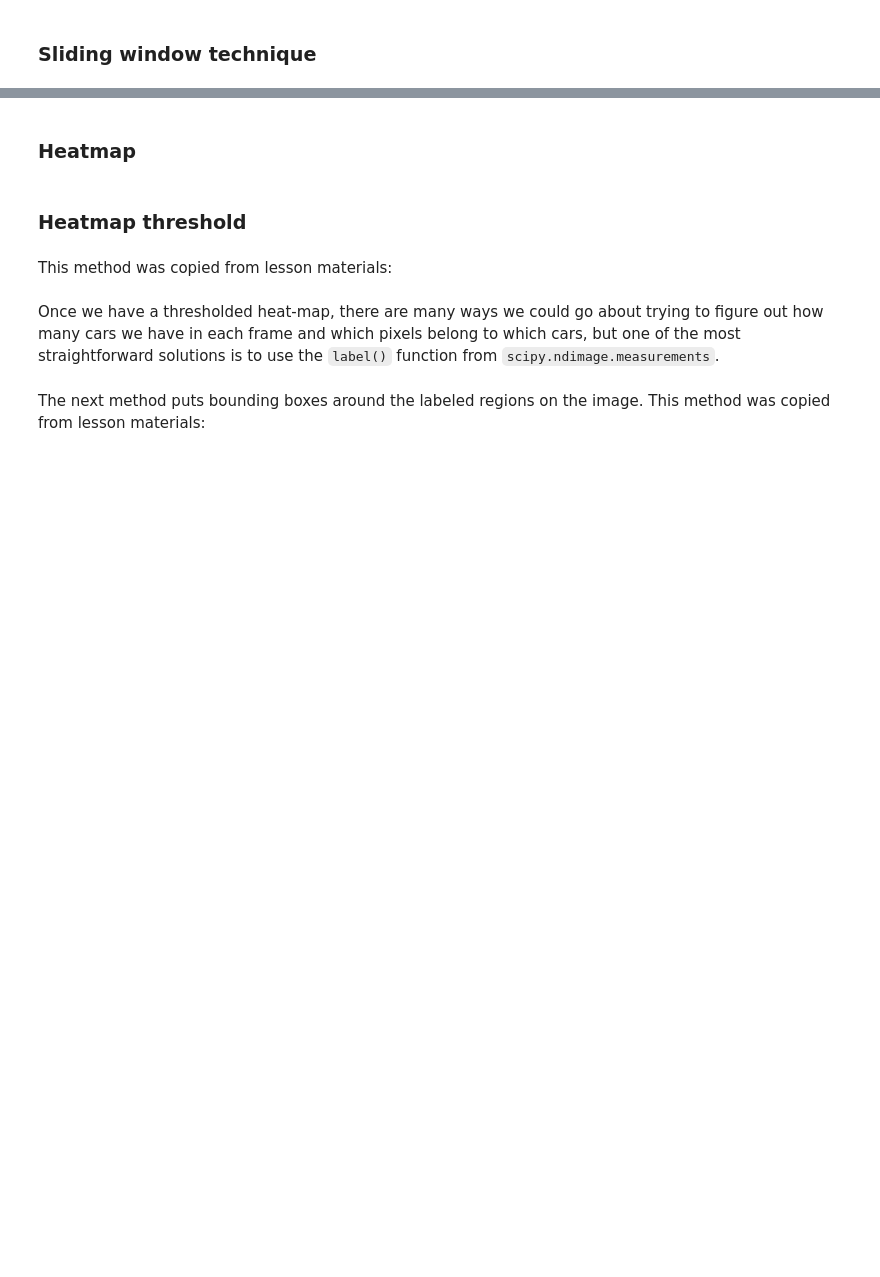
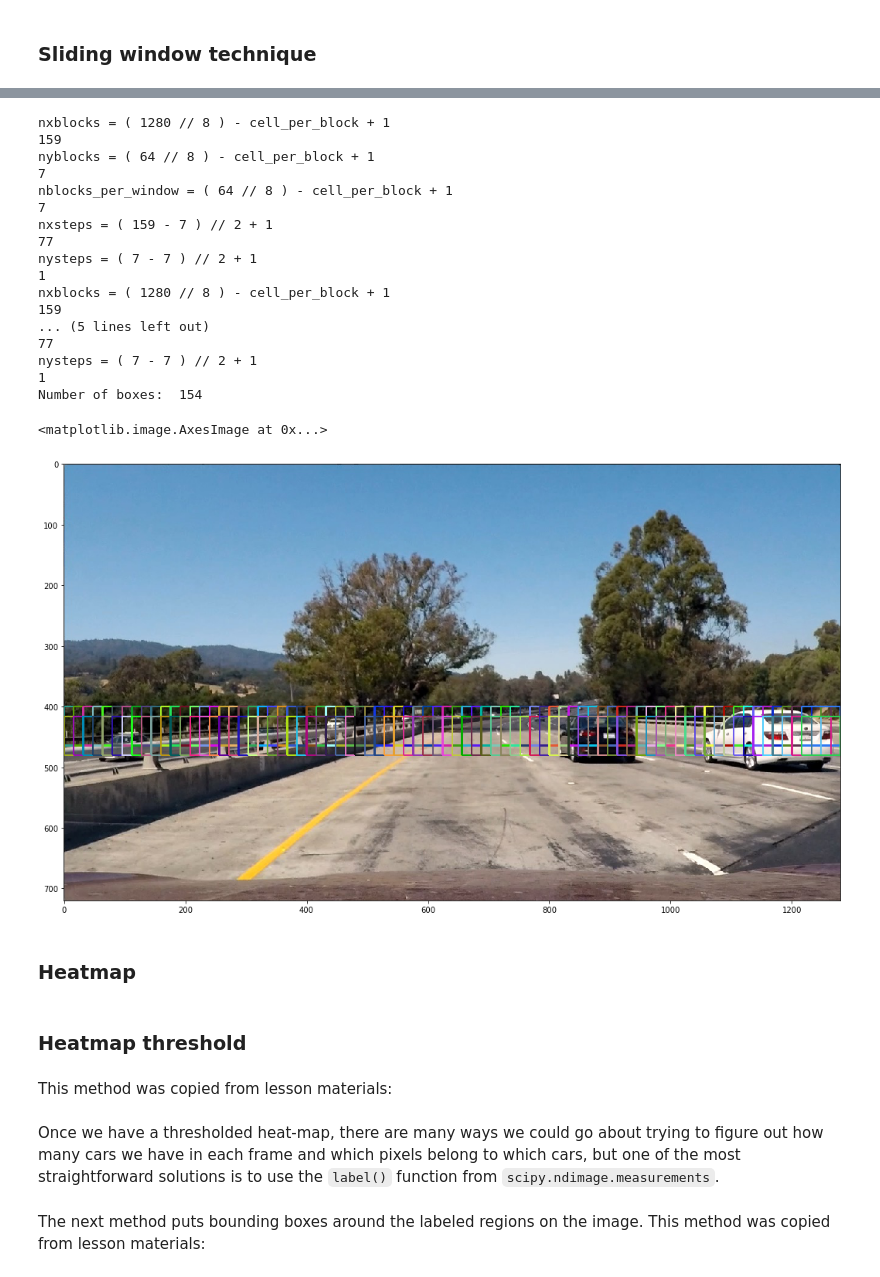
Before and after one commit to pascalirminger/CarND-Vehicle-Detection-P5, a Jupyter notebook: Pipeline.ipynb, the cells around one changed output, grey strips where cells are left out. Drawn from its saved outputs; the diff is of its cells as text; code cells hidden in the pictures; blank space fills up the shorter version.

```diff
--- a/Pipeline.ipynb
+++ b/Pipeline.ipynb
@@ -277,3 +468,48 @@ print(round(t2-t, 2), 'Seconds to train SVC...')
+# %%
+img = mpimg.imread('./test_images/test1.jpg')
+
+rects = []
+
+ystart = 400
+ystop = 464 #464
+scale = 1.0
+
+rects.append(find_cars(img, ystart, ystop, scale, svc, X_scaler,
+                       orient, pix_per_cell, cell_per_block, spatial_size, hist_bins, show_all_windows=True))
+
+ystart = 416
+ystop = 480
+scale = 1.0
+
+rects.append(find_cars(img, ystart, ystop, scale, svc, X_scaler,
+                       orient, pix_per_cell, cell_per_block, spatial_size, hist_bins, show_all_windows=True))
+
+rectangles = [item for sublist in rects for item in sublist]
+out_img = draw_boxes(img, rectangles, color='random', thick=2)
+
+print('Number of boxes: ', len(rectangles))
+plt.figure(figsize=(18,18))
+plt.imshow(out_img)
+# %% [output]
+nxblocks = ( 1280 // 8 ) - cell_per_block + 1
+159
+nyblocks = ( 64 // 8 ) - cell_per_block + 1
+7
+nblocks_per_window = ( 64 // 8 ) - cell_per_block + 1
+7
+nxsteps = ( 159 - 7 ) // 2 + 1
+77
+nysteps = ( 7 - 7 ) // 2 + 1
+1
+nxblocks = ( 1280 // 8 ) - cell_per_block + 1
+159
+... (5 lines left out)
+77
+nysteps = ( 7 - 7 ) // 2 + 1
+1
+Number of boxes:  154
+<matplotlib.image.AxesImage at 0x...>
+[figure, added]
 # %% [markdown]
 ### Heatmap
 # %% [markdown]
```
Also changed, not shown: parts of 11 cells of this notebook.
